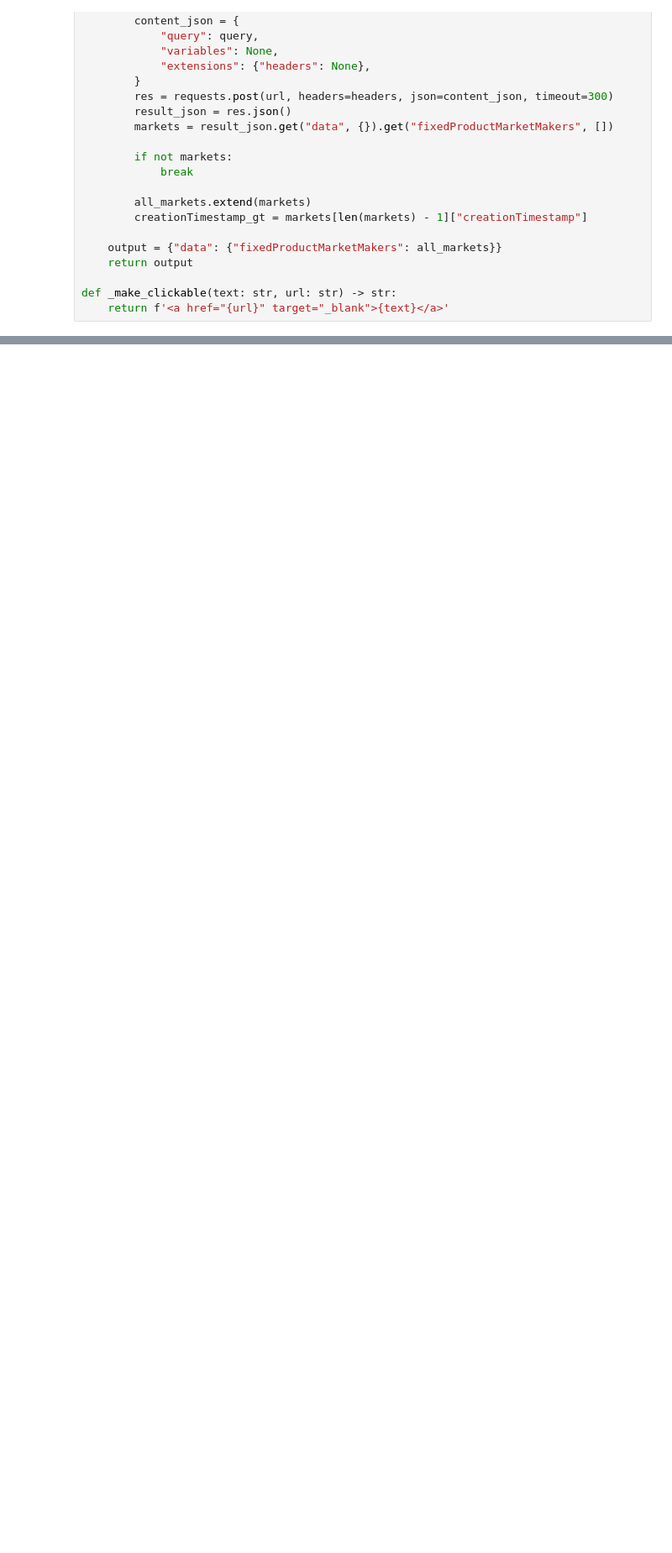
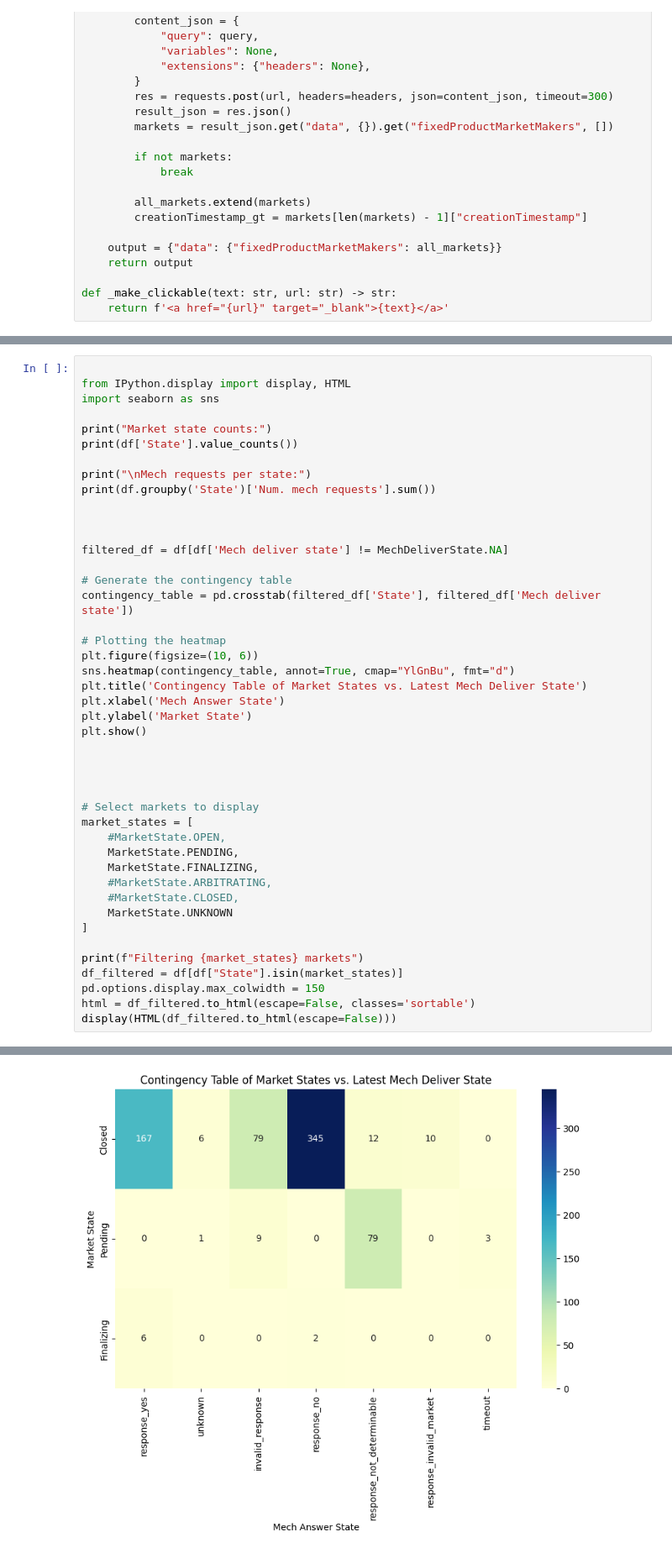
Before and after one commit to valory-xyz/market-creator, a Jupyter notebook: scripts/list_finalizing_markets.ipynb, the cells around one changed output, grey strips where cells are left out. Shown at 84% size. Cells and saved outputs as stored; diff of their text form; blank space fills up the shorter version.

```diff
--- a/scripts/list_finalizing_markets.ipynb
+++ b/scripts/list_finalizing_markets.ipynb
@@ -409,0 +435,45 @@ display(HTML(df_filtered.to_html(escape=False)))
+# %%
+
+from IPython.display import display, HTML
+import seaborn as sns
+
+print("Market state counts:")
+print(df['State'].value_counts())
+
+print("\nMech requests per state:")
+print(df.groupby('State')['Num. mech requests'].sum())
+
+
+
+filtered_df = df[df['Mech deliver state'] != MechDeliverState.NA]
+
+# Generate the contingency table
+contingency_table = pd.crosstab(filtered_df['State'], filtered_df['Mech deliver state'])
+
+# Plotting the heatmap
+plt.figure(figsize=(10, 6))
+sns.heatmap(contingency_table, annot=True, cmap="YlGnBu", fmt="d")
+plt.title('Contingency Table of Market States vs. Latest Mech Deliver State')
+plt.xlabel('Mech Answer State')
+plt.ylabel('Market State')
+plt.show()
+
+
+
+
+# Select markets to display
+market_states = [
+    #MarketState.OPEN,
+    MarketState.PENDING,
+    MarketState.FINALIZING,
+    #MarketState.ARBITRATING,
+    #MarketState.CLOSED,
+    MarketState.UNKNOWN
+]
+
+print(f"Filtering {market_states} markets")
+df_filtered = df[df["State"].isin(market_states)]
+pd.options.display.max_colwidth = 150
+html = df_filtered.to_html(escape=False, classes='sortable')
+display(HTML(df_filtered.to_html(escape=False)))
+# %% [output]
@@ -409,0 +497 @@ display(HTML(df_filtered.to_html(escape=False)))
+[figure, added]
```
Also changed, not shown: parts of 5 cells of this notebook, 1 other file.
